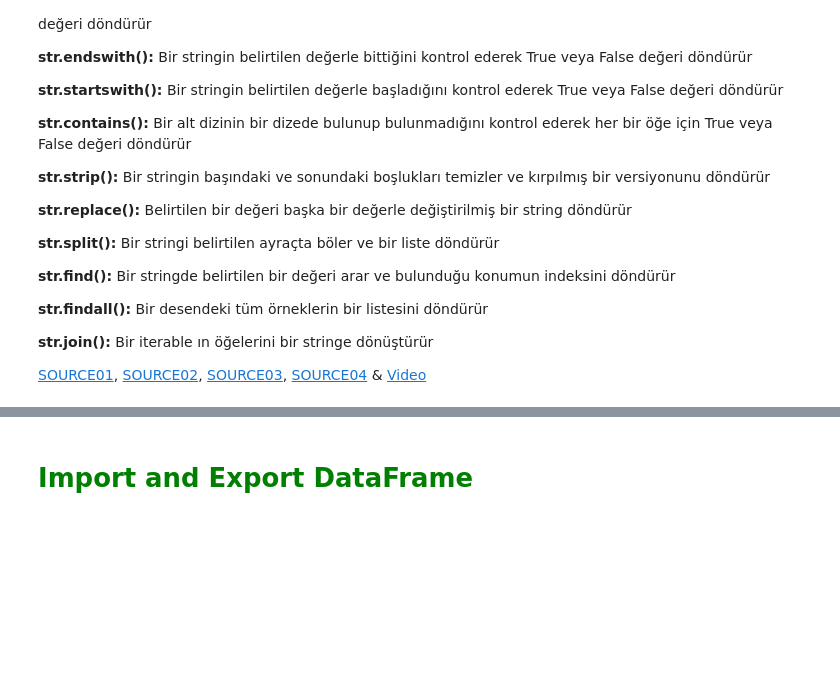
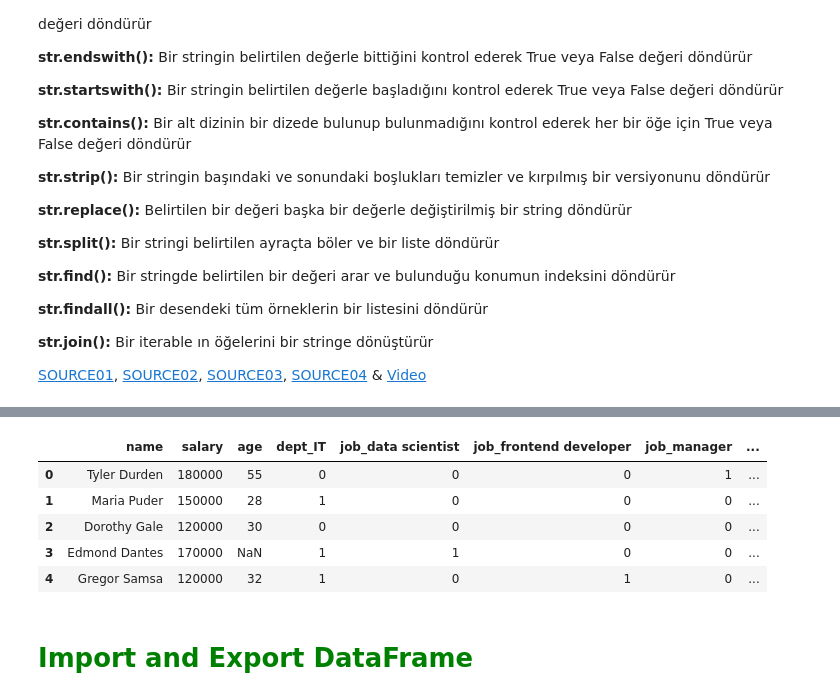
Before and after one commit to fulyacelebii/vscode, a Jupyter notebook: Pandas_PreClass_8 (Combining Data Frames & String Methods & dummy_operations) 26.03.24.ipynb, the cells around one changed output, grey strips where cells are left out. Saved outputs shown, nothing was run; the diff lists cells and outputs as text; code cells hidden in the pictures; blank space fills up the shorter version.

```diff
--- a/Pandas_PreClass_8 (Combining Data Frames & String Methods & dummy_operations) 26.03.24.ipynb
+++ b/Pandas_PreClass_8 (Combining Data Frames & String Methods & dummy_operations) 26.03.24.ipynb
@@ -352,2 +596,12 @@ Genellikle kategorik değişkenleri veya text datalarını, makine öğrenimi al
+# %%
+df_final = pd.get_dummies(df, columns=["dept", "job"], drop_first= True, dtype = int)
+df_final
+# %% [output]
+|  | name | salary | age | dept_IT | job_data scientist | job_frontend developer | job_manager | ... |
+| 0 | Tyler Durden | 180000 | 55 | 0 | 0 | 0 | 1 | ... |
+| 1 | Maria Puder | 150000 | 28 | 1 | 0 | 0 | 0 | ... |
+| 2 | Dorothy Gale | 120000 | 30 | 0 | 0 | 0 | 0 | ... |
+| 3 | Edmond Dantes | 170000 | NaN | 1 | 1 | 0 | 0 | ... |
+| 4 | Gregor Samsa | 120000 | 32 | 1 | 0 | 1 | 0 | ... |
 # %% [markdown]
 # <font color='green'> <b>Import and Export DataFrame</b><font color='black'>
```
Also changed, not shown: parts of 36 cells of this notebook, 1 other file.
